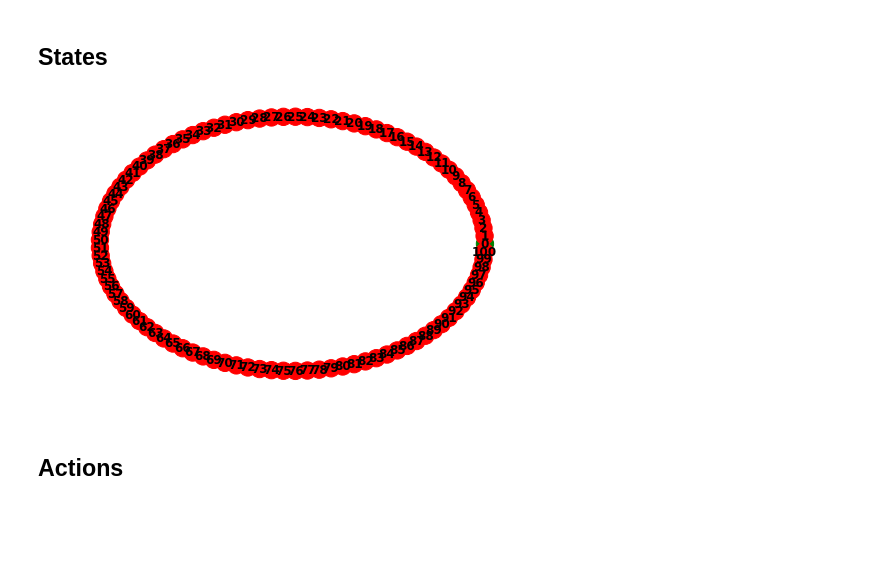
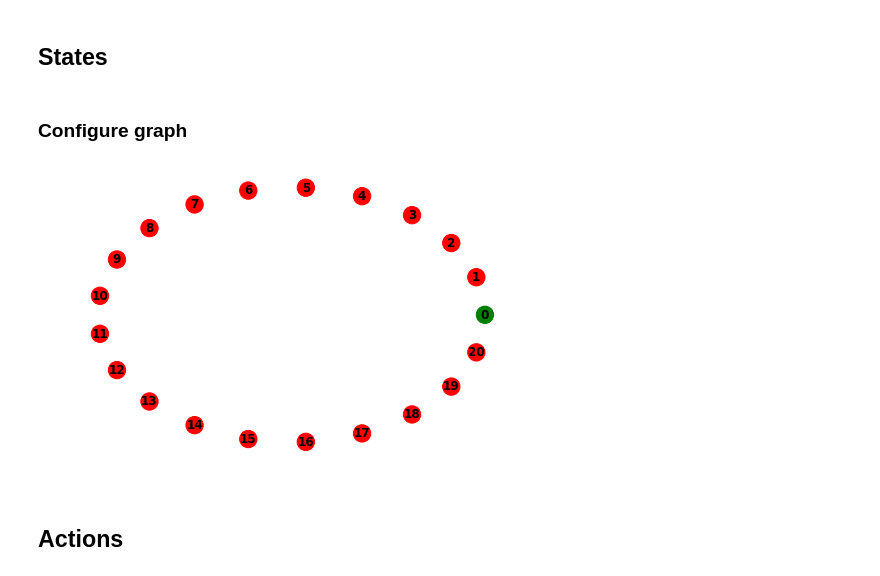
Before and after one commit to BenSchZA/system-modelling-scratchpad, a Jupyter notebook: jupyter-lab-environment/workspace/molecule-alpha.ipynb, the cells around one changed output. Cells and saved outputs as stored; diff of their text form; code cells hidden in the pictures; blank space fills up the shorter version.

```diff
--- a/jupyter-lab-environment/workspace/molecule-alpha.ipynb
+++ b/jupyter-lab-environment/workspace/molecule-alpha.ipynb
@@ -63,7 +64,7 @@ import plotly
 plotly.tools.set_credentials_file(username='BenjaminScholtz', api_key='8HheLHWEyoXDuLOiQ4ZO')
 # %%
 params = {
-#     'tax_rate': [.05], # percentage
+    'tax_rate': [.05], # percentage
 #     'funding_period': [6], # months
 #     'funding_goal': [1_000_000], # dollars
     'max_holdings': [100_000],
@@ -76,6 +77,10 @@ initial_conditions = {
 #     'supporters': []
     'trading_balance': [10_000], # dollars
 }
+
+projects = 1
+max_investors_per_project = 20
+investment_size = 1000.0
 
 default_gradient = 1/17_500.0
 default_shift = 0.5
@@ -285,6 +278,8 @@ class PoliciesType:
         return returnVal
 # %% [markdown]
 ## States
+# %% [markdown]
+### Configure graph
 # %%
 class Vault:
     def __init__(self):
@@ -301,45 +296,41 @@ class Project:
         self.vault = Vault()
         self.bonding_curve = BondingCurve()
         self.funding_goal = 1_000_000
-        self.funding_period = 6
+        self.funding_period = 6 # months
         self.tax_rate = .05
 
 class Investor:
     def __init__(self):
         self.status = 'validated'
         self.trading_balance = 10_000 # dollars
         self.invested = 0
         self.bonded_tokens = 0
         self.estimated_value = 0 # dollar value of tokens
         self.sentiment = 1 # 1 being hold indefinitely, 0 being sell immediately... tbd
-
-projects = 1
-max_investors_per_project = 100
 
 G = nx.Graph()
 color_map = []
 
 for project in range(projects):
     color_map.append('green')
     G.add_node(project, data=Project(), _type='project')
 
 for investor in range(max_investors_per_project):
     color_map.append('red')
     G.add_node(investor + 1, data=Investor(), _type='investor')
 
-# G = nx.convert_node_labels_to_integers(G)
 nx.draw_kamada_kawai(G, node_color=color_map, font_weight='bold', with_labels=True) # with_labels=True
 
 class NetworkState(StateType):
     network = auto()
 
     @classmethod
     def initial_conditions(cls):
         return {
             cls.network: G,
         }
 # %% [output]
-[figure, old version]
+[figure, new version]
 # %%
 class StateAgregated(StateType):
     pool_balance = auto()
```
Also changed, not shown: parts of 23 cells of this notebook.
